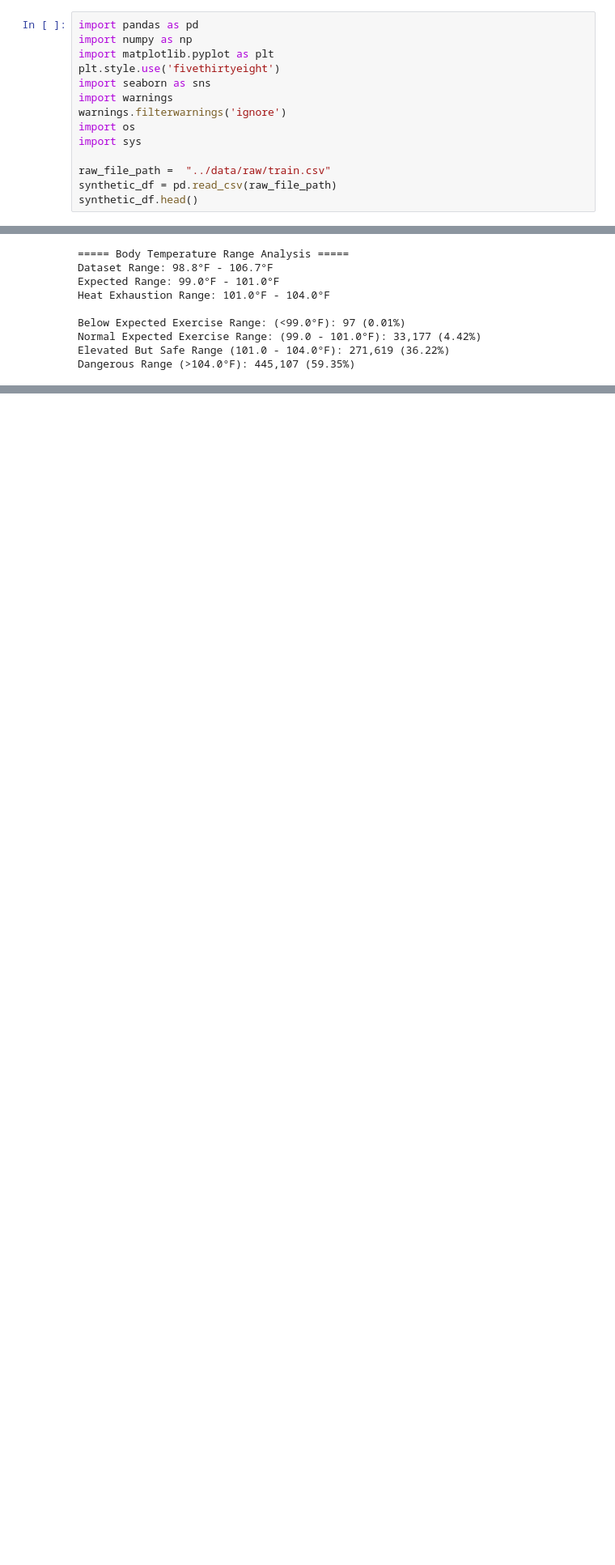
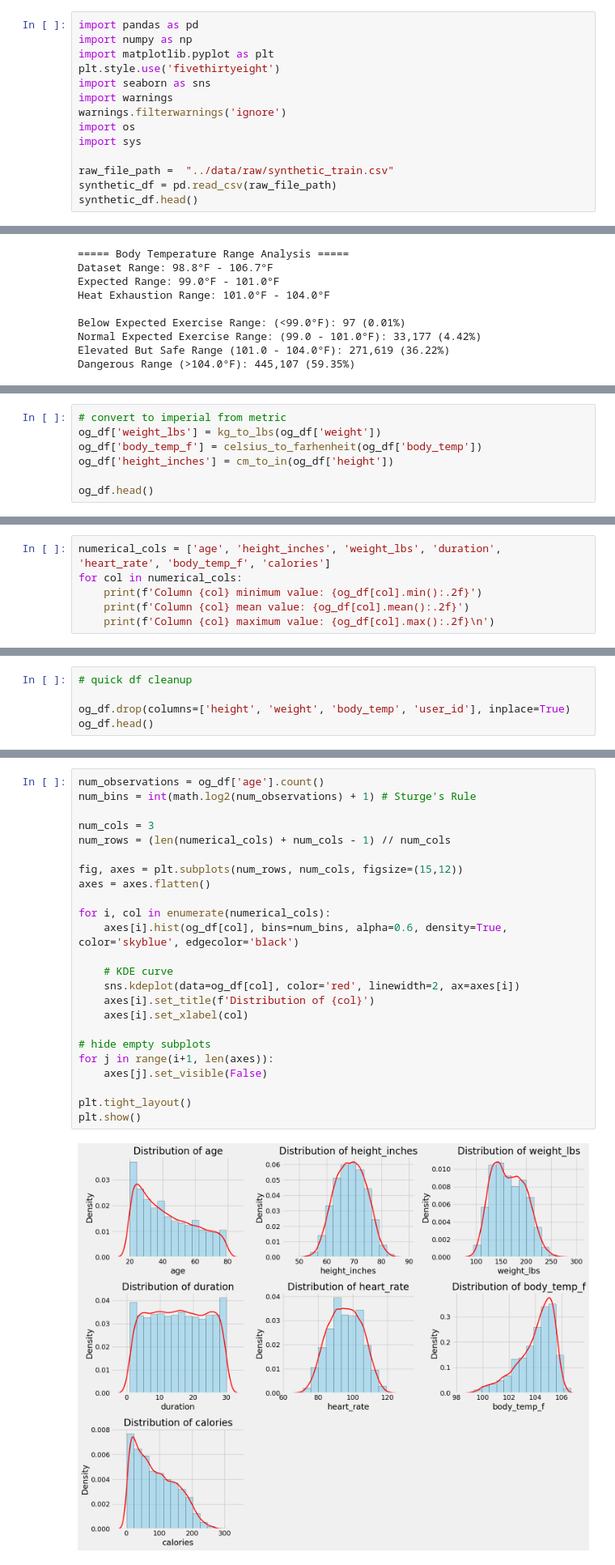
Before and after one commit to ashton-berret/calorie-expenditure-prediction, a Jupyter notebook: notebooks/01_data_exploration.ipynb, the cells around one changed output, grey strips where cells are left out. Shown at 81% size. Cells and saved outputs as stored; diff of their text form; blank space fills up the shorter version.

Commit message:
re-did data exploration with original dataset. next step is to write up findings and move onto any data cleaning needed after analyzing findings.

```diff
--- a/notebooks/01_data_exploration.ipynb
+++ b/notebooks/01_data_exploration.ipynb
@@ -11,7 +13,7 @@ warnings.filterwarnings('ignore')
 import os
 import sys
 
-raw_file_path =  "../data/raw/train.csv"
+raw_file_path =  "../data/raw/synthetic_train.csv"
 synthetic_df = pd.read_csv(raw_file_path)
 synthetic_df.head()
 # %% [output]
@@ -594,0 +683,7 @@ High Fit:
+# %%
+# convert to imperial from metric
+og_df['weight_lbs'] = kg_to_lbs(og_df['weight'])
+og_df['body_temp_f'] = celsius_to_farhenheit(og_df['body_temp'])
+og_df['height_inches'] = cm_to_in(og_df['height'])
+
+og_df.head()
@@ -594,0 +697,6 @@ High Fit:
+# %%
+numerical_cols = ['age', 'height_inches', 'weight_lbs', 'duration', 'heart_rate', 'body_temp_f', 'calories']
+for col in numerical_cols:
+    print(f'Column {col} minimum value: {og_df[col].min():.2f}')
+    print(f'Column {col} mean value: {og_df[col].mean():.2f}')
+    print(f'Column {col} maximum value: {og_df[col].max():.2f}\n')
@@ -594,0 +721,5 @@ High Fit:
+# %%
+# quick df cleanup
+
+og_df.drop(columns=['height', 'weight', 'body_temp', 'user_id'], inplace=True)
+og_df.head()
@@ -594,0 +735,26 @@ High Fit:
+# %%
+num_observations = og_df['age'].count()
+num_bins = int(math.log2(num_observations) + 1) # Sturge's Rule
+
+num_cols = 3
+num_rows = (len(numerical_cols) + num_cols - 1) // num_cols
+
+fig, axes = plt.subplots(num_rows, num_cols, figsize=(15,12))
+axes = axes.flatten()
+
+for i, col in enumerate(numerical_cols):
+    axes[i].hist(og_df[col], bins=num_bins, alpha=0.6, density=True, color='skyblue', edgecolor='black')
+
+    # KDE curve
+    sns.kdeplot(data=og_df[col], color='red', linewidth=2, ax=axes[i])
+    axes[i].set_title(f'Distribution of {col}')
+    axes[i].set_xlabel(col)
+
+# hide empty subplots
+for j in range(i+1, len(axes)):
+    axes[j].set_visible(False)
+
+plt.tight_layout()
+plt.show()
+# %% [output]
+[figure, added]
```
Also changed, not shown: parts of 29 cells of this notebook, 2 other files.
